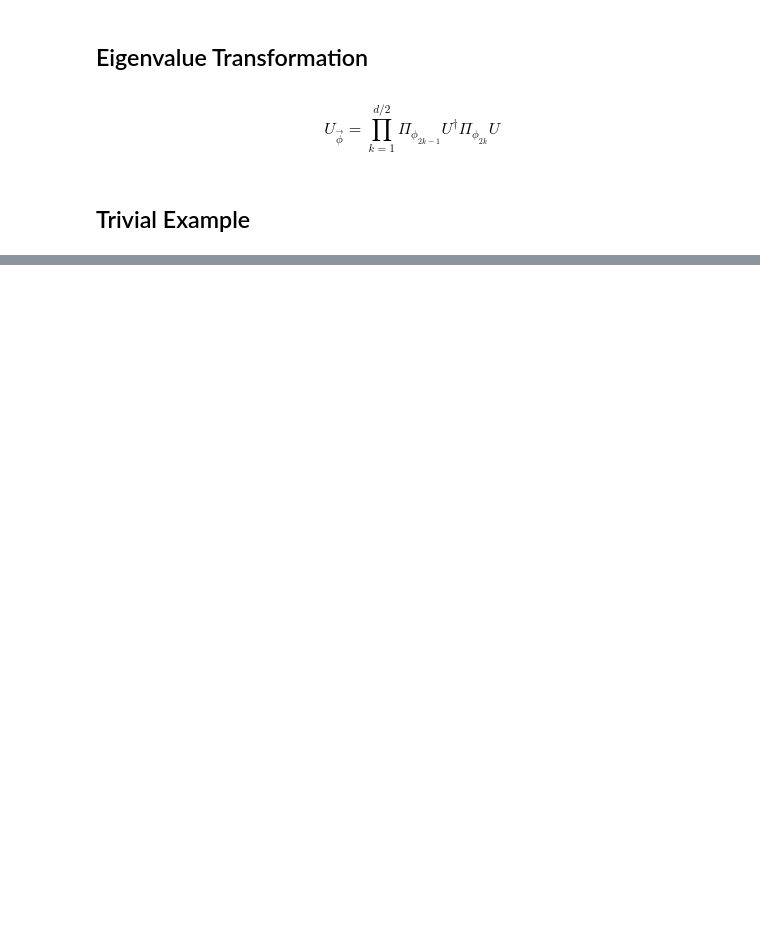
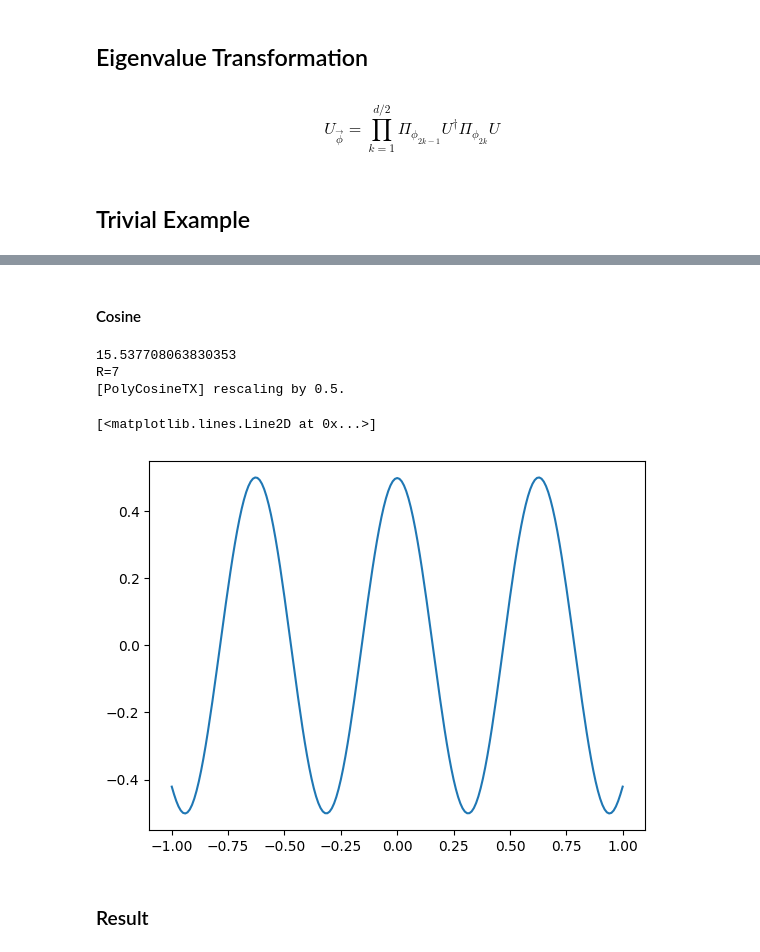
Before and after one commit to thilomueller/Seminar-Quantum-Computing, a Jupyter notebook: QEVT.ipynb, the cells around one changed output, grey strips where cells are left out. Cells and saved outputs as stored; diff of their text form; code cells hidden in the pictures; blank space fills up the shorter version.

```diff
--- a/QEVT.ipynb
+++ b/QEVT.ipynb
@@ -124,0 +264,18 @@ print(poly_H)
+# %% [markdown]
+#### Cosine
+# %%
+pg = pyqsp.poly.PolyCosineTX()
+cos_pcoeffs, scale = pg.generate(10, 0.1, ensure_bounded=True, return_scale=True)
+poly_filt = np.polynomial.Polynomial(pcoeffs)
+poly_filt.degree()
+
+a_list = np.linspace(-1, 1, 201)
+plt.plot(a_list, poly_filt(a_list), label="polynomial")
+# %% [output]
+15.537708063830353
+R=7
+[PolyCosineTX] rescaling by 0.5.
+[<matplotlib.lines.Line2D at 0x...>]
+[figure, added]
+# %% [markdown]
+### Result
```
Also changed, not shown: parts of 23 cells of this notebook, 2 other files.
